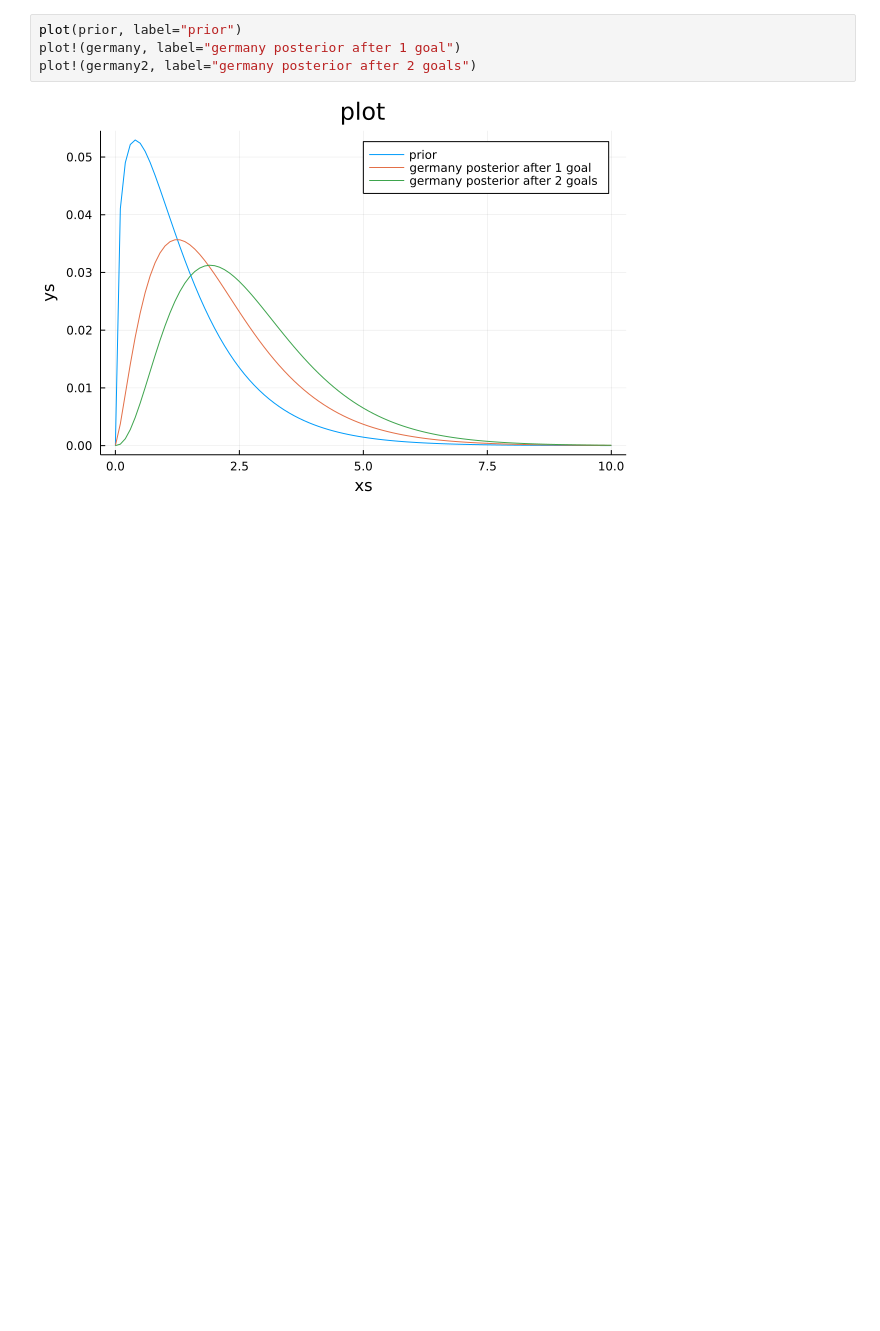
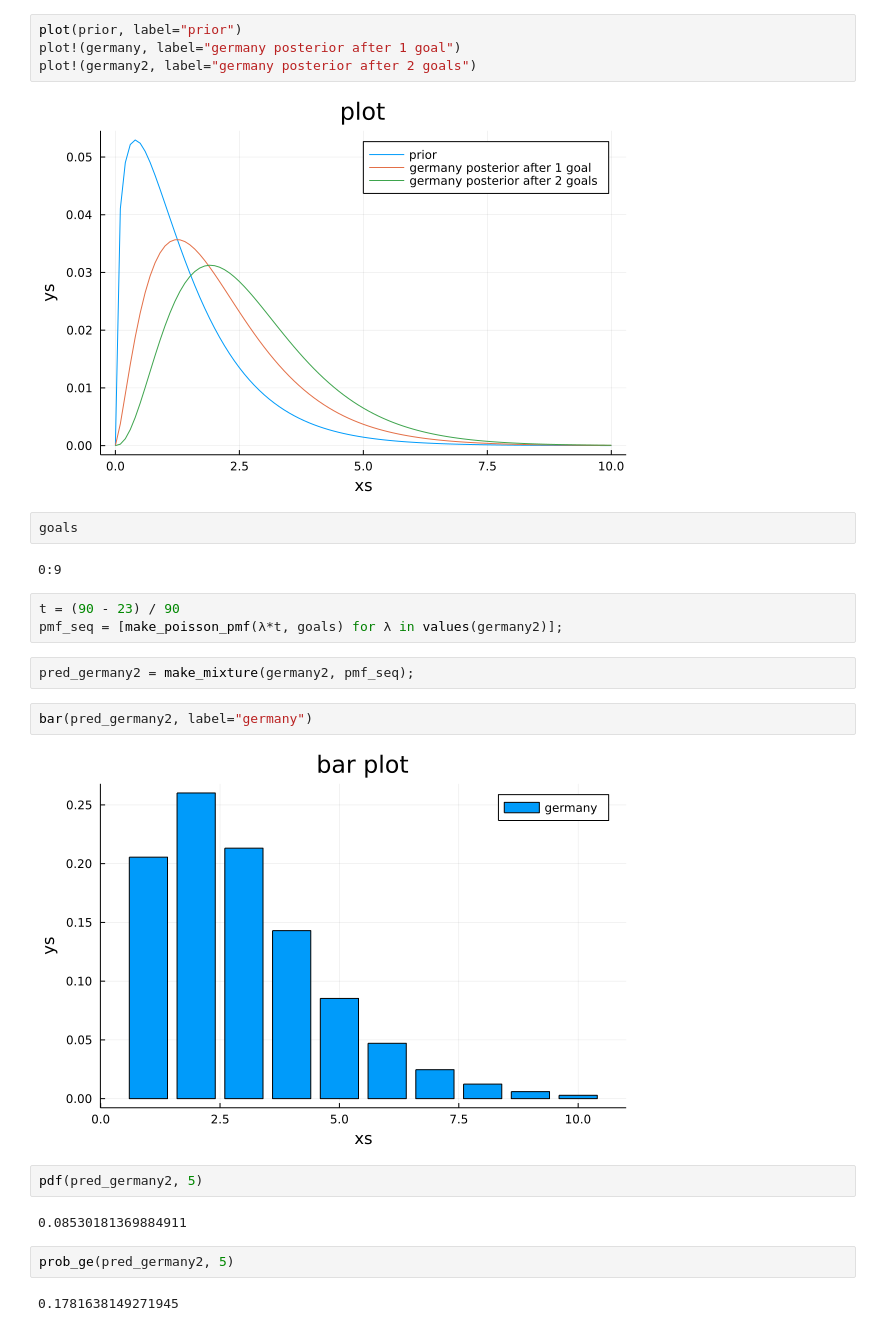
Before and after one commit to bwanab/ThinkBayes.jl, a Jupyter notebook: notebooks/think_bayes_in_julia_chapter_8.ipynb, the cells around one changed output. Saved outputs shown, nothing was run; the diff lists cells and outputs as text; blank space fills up the shorter version.

```diff
--- a/notebooks/think_bayes_in_julia_chapter_8.ipynb
+++ b/notebooks/think_bayes_in_julia_chapter_8.ipynb
@@ -175,3 +179,24 @@ plot!(germany, label="germany posterior after 1 goal")
 plot!(germany2, label="germany posterior after 2 goals")
 # %% [output]
 [figure]
+# %%
+goals
+# %% [output]
+0:9
+# %%
+t = (90 - 23) / 90
+pmf_seq = [make_poisson_pmf(λ*t, goals) for λ in values(germany2)];
+# %%
+pred_germany2 = make_mixture(germany2, pmf_seq);
+# %%
+bar(pred_germany2, label="germany")
+# %% [output]
+[figure, added]
+# %%
+pdf(pred_germany2, 5)
+# %% [output]
+0.08530181369884911
+# %%
+prob_ge(pred_germany2, 5)
+# %% [output]
+0.1781638149271945
```
Also changed, not shown: parts of 23 cells of this notebook, 1 other file.
